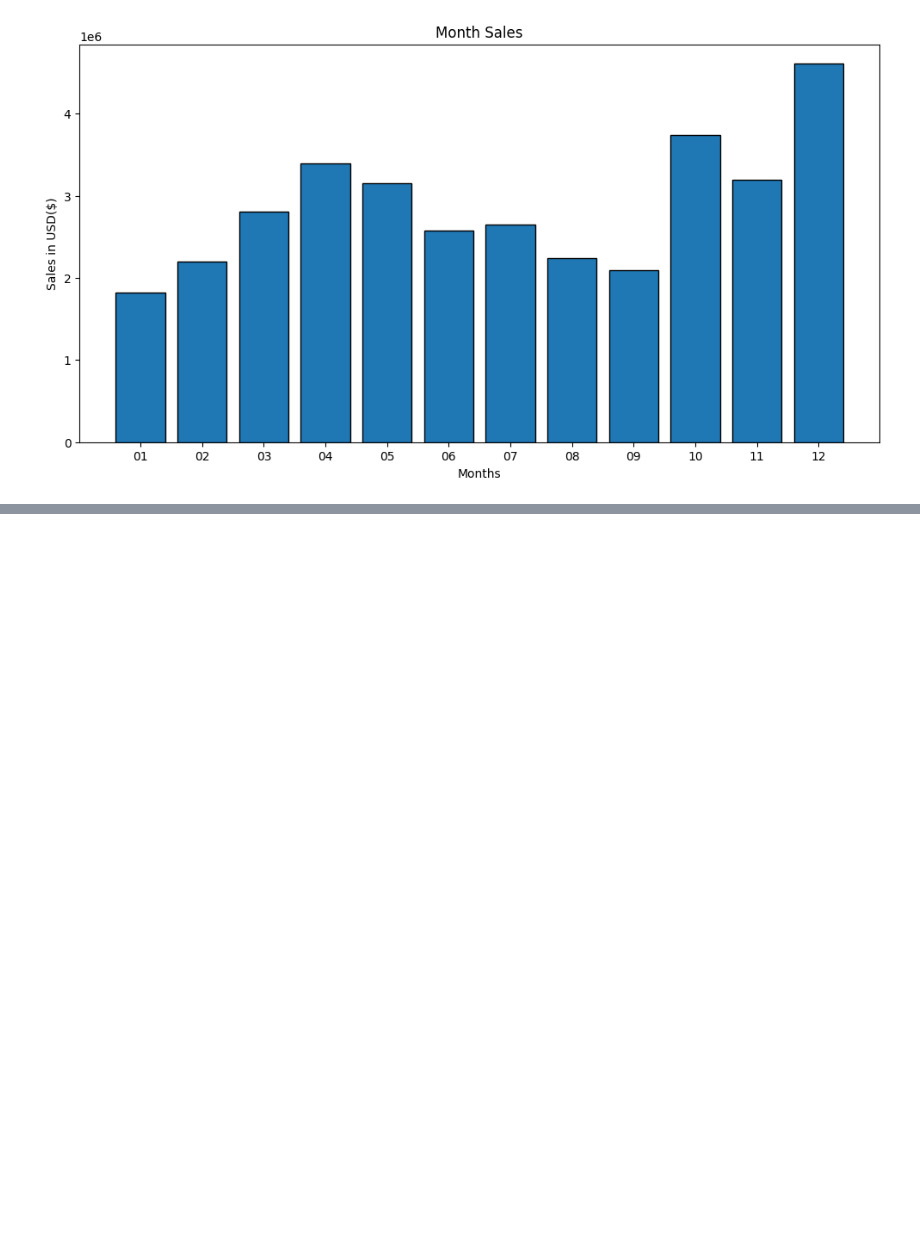
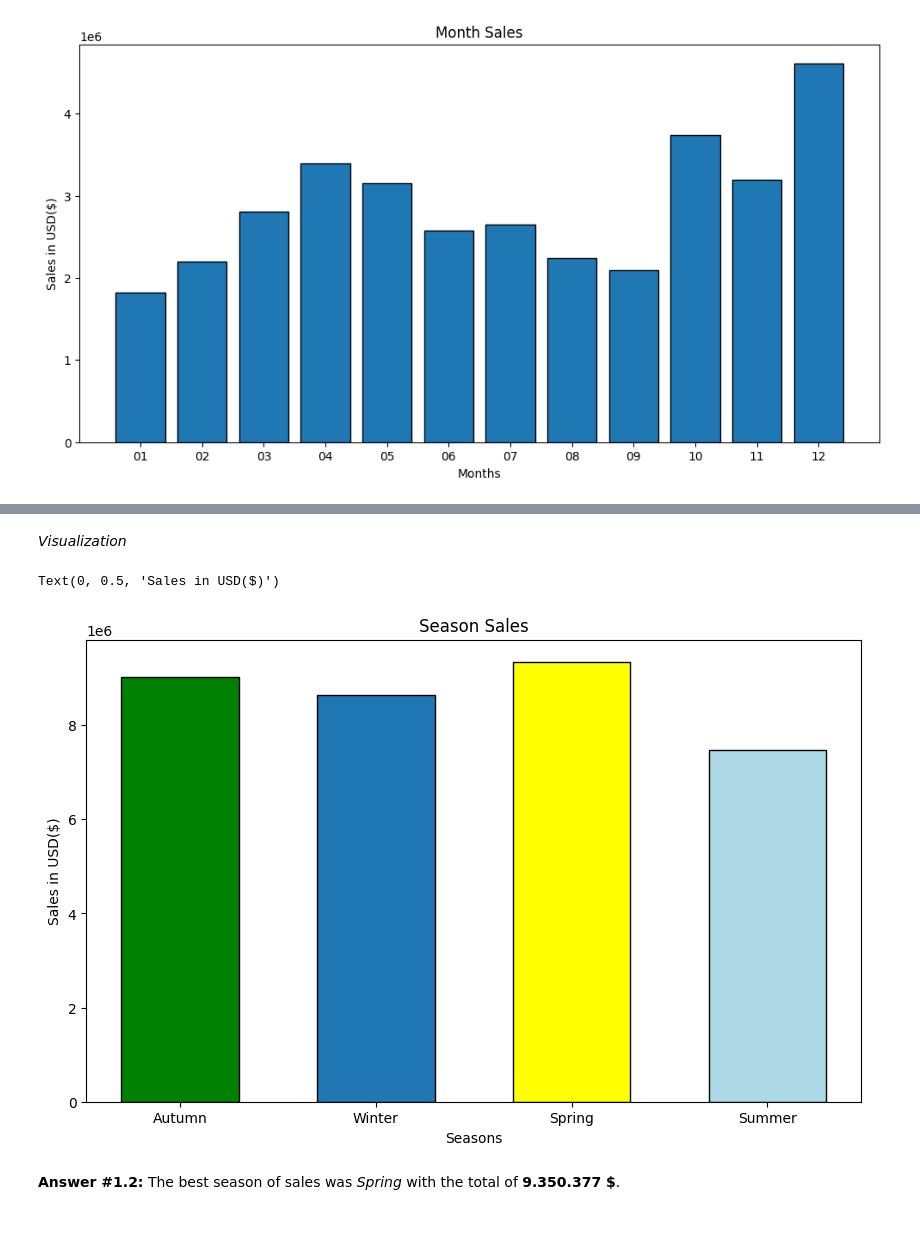
Before and after one commit to ChrisDiamantis99/Pandas-Data-Sales-Analysis, a Jupyter notebook: Sales_Notebook.ipynb, the cells around one changed output, grey strips where cells are left out. Cells and saved outputs as stored; diff of their text form; code cells hidden in the pictures; blank space fills up the shorter version.

```diff
--- a/Sales_Notebook.ipynb
+++ b/Sales_Notebook.ipynb
@@ -132,3 +132,37 @@ Text(0.5, 1.0, 'Month Sales')
+# %%
+autumn_months_list = ['09', '10', '11']
+winter_months_list = ['12', '01', '02']
+spring_months_list = ['03', '04', '05']
+summer_months_list = ['06', '07', '08']
+# %%
+autumn_months = df.loc[df['Month'].isin(autumn_months_list)]
+winter_months = df.loc[df['Month'].isin(winter_months_list)]
+spring_months = df.loc[df['Month'].isin(spring_months_list)]
+summer_months = df.loc[df['Month'].isin(summer_months_list)]
+# %%
+sum_autumn = int(autumn_months['Total'].sum())
+sum_winter = int(winter_months['Total'].sum())
+sum_spring = int(spring_months['Total'].sum())
+sum_summer = int(summer_months['Total'].sum())
+# %% [markdown]
+*Visualization*
+# %%
+all_sum = [sum_autumn, sum_winter, sum_spring, sum_summer]
+seasons = ['Autumn', 'Winter', 'Spring', 'Summer']
+color_bar = ['#008000','#1F77B4', '#FFFF00', '#ADD8E6']
+# %%
+fig = plt.figure(figsize = (10,6))
+
+plt.bar(seasons, all_sum, width = 0.6, color = color_bar, edgecolor = 'black')
+
+plt.title('Season Sales') #title
+plt.xlabel('Seasons') #x-axis
+plt.ylabel('Sales in USD($)') #y-axis
+# %% [output]
+Text(0, 0.5, 'Sales in USD($)')
+[figure, added]
+# %% [markdown]
+**Answer #1.2:** The best season of sales was *Spring* with the total of **9.350.377 $**.
 # %% [markdown]
 $$
 ~
```
Also changed, not shown: parts of 7 cells of this notebook.
